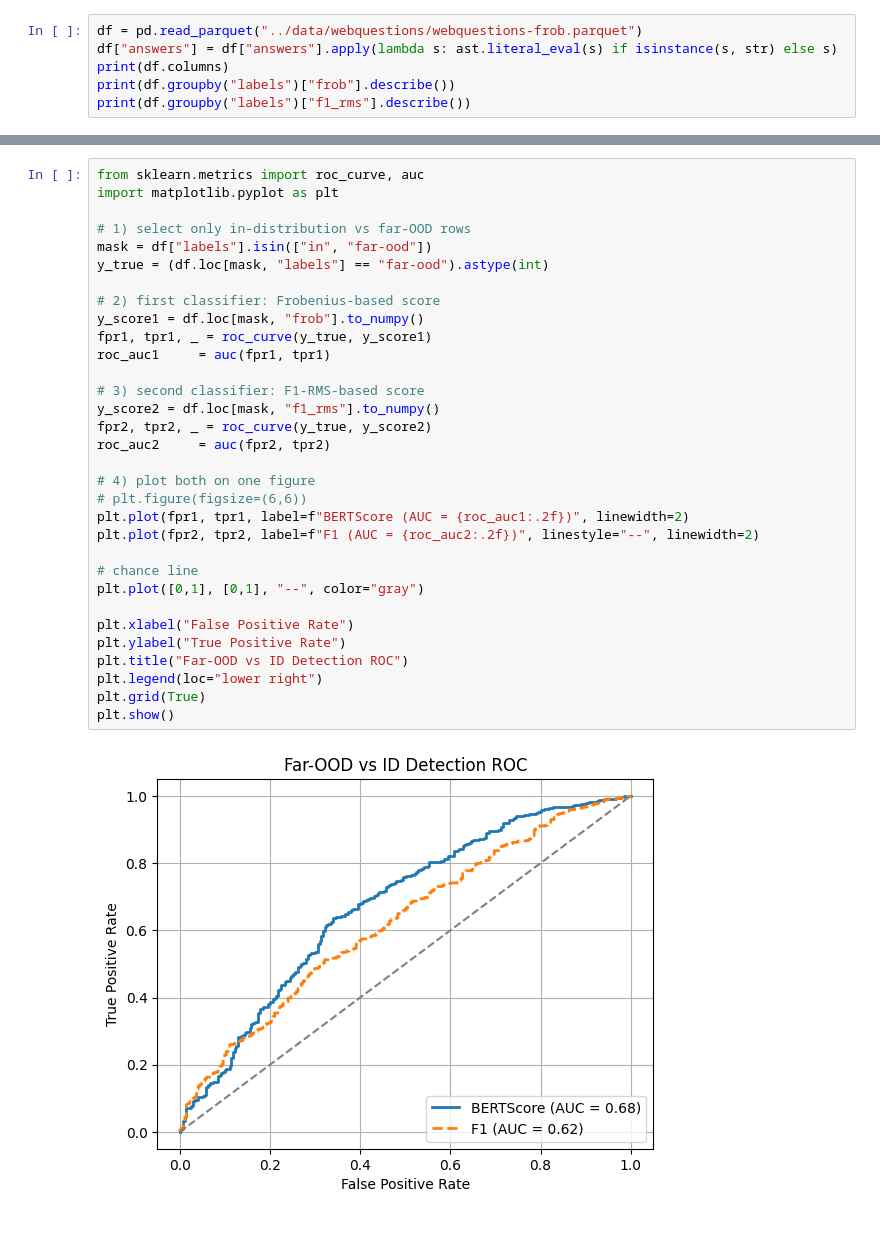
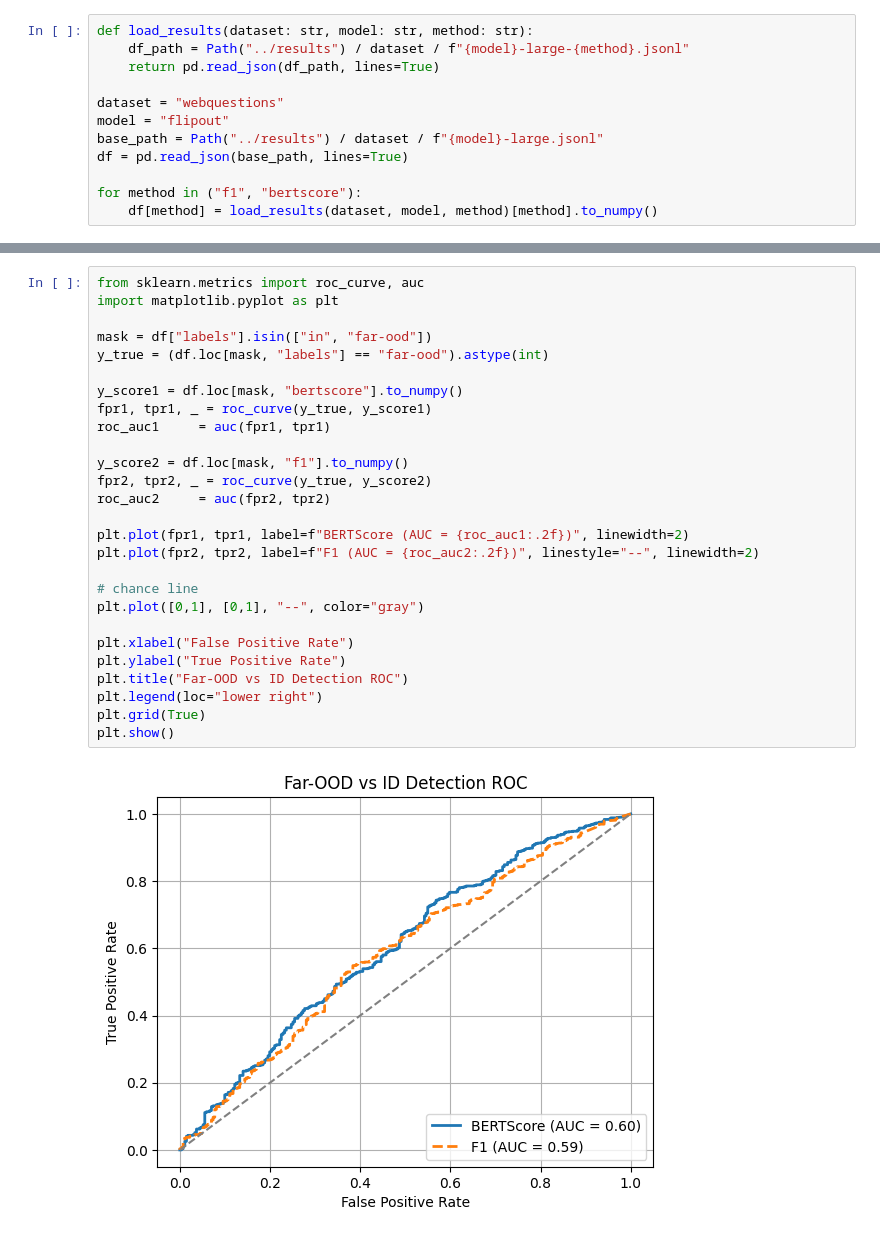
Before and after one commit to dries02/cbqa-ood, a Jupyter notebook: notebooks/results.ipynb, the cells around one changed output, grey strips where cells are left out. Saved outputs shown, nothing was run; the diff lists cells and outputs as text.

Commit message:
added some results, removed stochastic labels, better support uncertainty scores

```diff
--- a/notebooks/results.ipynb
+++ b/notebooks/results.ipynb
@@ -4,6 +5,12 @@ import ast
 # %%
-df = pd.read_parquet("../data/webquestions/webquestions-frob.parquet")
-df["answers"] = df["answers"].apply(lambda s: ast.literal_eval(s) if isinstance(s, str) else s)
-print(df.columns)
-print(df.groupby("labels")["frob"].describe())
-print(df.groupby("labels")["f1_rms"].describe())
+def load_results(dataset: str, model: str, method: str):
+    df_path = Path("../results") / dataset / f"{model}-large-{method}.jsonl"
+    return pd.read_json(df_path, lines=True)
+
+dataset = "webquestions"
+model = "flipout"
+base_path = Path("../results") / dataset / f"{model}-large.jsonl"
+df = pd.read_json(base_path, lines=True)
+
+for method in ("f1", "bertscore"):
+    df[method] = load_results(dataset, model, method)[method].to_numpy()
@@ -86,35 +46,30 @@ plt.show()
 # %%
 from sklearn.metrics import roc_curve, auc
 import matplotlib.pyplot as plt
 
-# 1) select only in‐distribution vs far‐OOD rows
 mask = df["labels"].isin(["in", "far-ood"])
 y_true = (df.loc[mask, "labels"] == "far-ood").astype(int)
 
-# 2) first classifier: Frobenius‐based score
-y_score1 = df.loc[mask, "frob"].to_numpy()
+y_score1 = df.loc[mask, "bertscore"].to_numpy()
 fpr1, tpr1, _ = roc_curve(y_true, y_score1)
 roc_auc1     = auc(fpr1, tpr1)
 
-# 3) second classifier: F1-RMS‐based score
-y_score2 = df.loc[mask, "f1_rms"].to_numpy()
+y_score2 = df.loc[mask, "f1"].to_numpy()
 fpr2, tpr2, _ = roc_curve(y_true, y_score2)
 roc_auc2     = auc(fpr2, tpr2)
 
-# 4) plot both on one figure
-# plt.figure(figsize=(6,6))
 plt.plot(fpr1, tpr1, label=f"BERTScore (AUC = {roc_auc1:.2f})", linewidth=2)
 plt.plot(fpr2, tpr2, label=f"F1 (AUC = {roc_auc2:.2f})", linestyle="--", linewidth=2)
 
 # chance line
 plt.plot([0,1], [0,1], "--", color="gray")
 
 plt.xlabel("False Positive Rate")
 plt.ylabel("True Positive Rate")
 plt.title("Far-OOD vs ID Detection ROC")
 plt.legend(loc="lower right")
 plt.grid(True)
 plt.show()
 # %% [output]
-[figure, old version]
+[figure, new version]
 # %%
```
Also changed, not shown: parts of 10 cells of this notebook, 15 other files.
